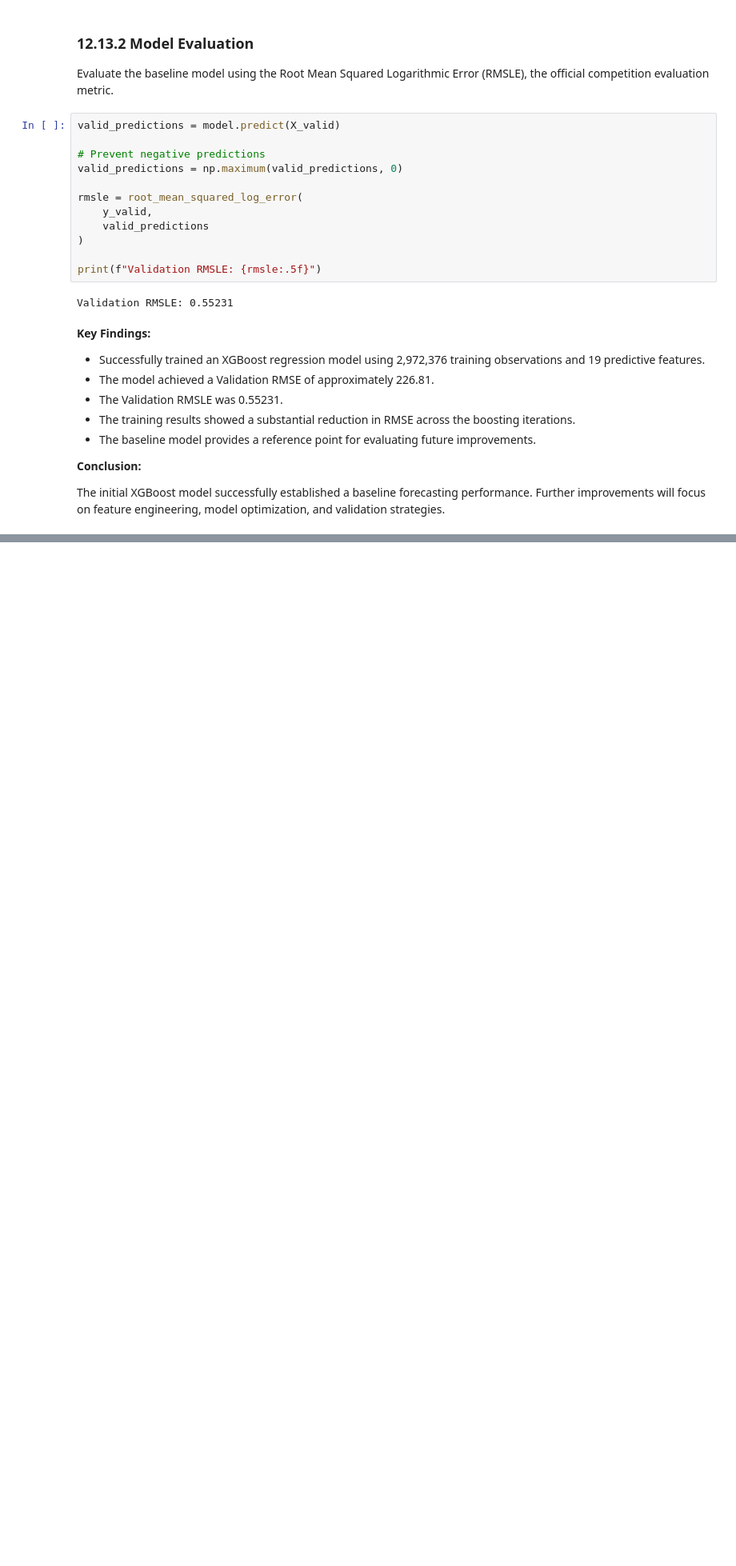
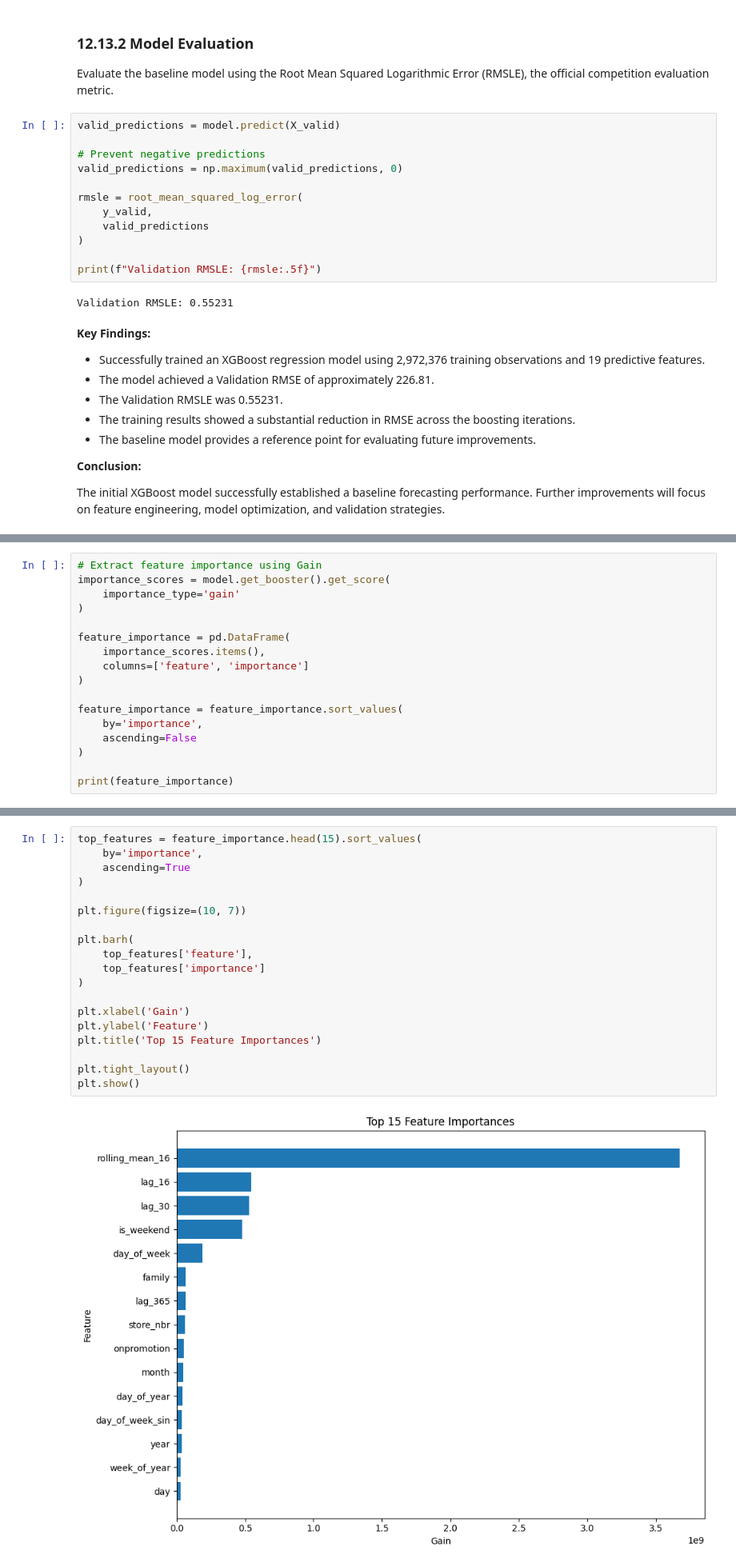
Before and after one commit to MosabOs/Store-Sales-Forecasting-Comp-V-Mosab-Os, a Jupyter notebook: store-sales-forecasting-comp-v-mosab-os.ipynb, the cells around one changed output, grey strips where cells are left out. Shown at 80% size. Saved outputs shown, nothing was run; the diff lists cells and outputs as text; blank space fills up the shorter version.

```diff
--- a/store-sales-forecasting-comp-v-mosab-os.ipynb
+++ b/store-sales-forecasting-comp-v-mosab-os.ipynb
@@ -2295,0 +2305,17 @@ The initial XGBoost model successfully established a baseline forecasting perfor
+# %%
+# Extract feature importance using Gain
+importance_scores = model.get_booster().get_score(
+    importance_type='gain'
+)
+
+feature_importance = pd.DataFrame(
+    importance_scores.items(),
+    columns=['feature', 'importance']
+)
+
+feature_importance = feature_importance.sort_values(
+    by='importance',
+    ascending=False
+)
+
+print(feature_importance)
@@ -2295,0 +2359,21 @@ The initial XGBoost model successfully established a baseline forecasting perfor
+# %%
+top_features = feature_importance.head(15).sort_values(
+    by='importance',
+    ascending=True
+)
+
+plt.figure(figsize=(10, 7))
+
+plt.barh(
+    top_features['feature'],
+    top_features['importance']
+)
+
+plt.xlabel('Gain')
+plt.ylabel('Feature')
+plt.title('Top 15 Feature Importances')
+
+plt.tight_layout()
+plt.show()
+# %% [output]
+[figure, added]
```
Also changed, not shown: parts of 61 cells of this notebook.
